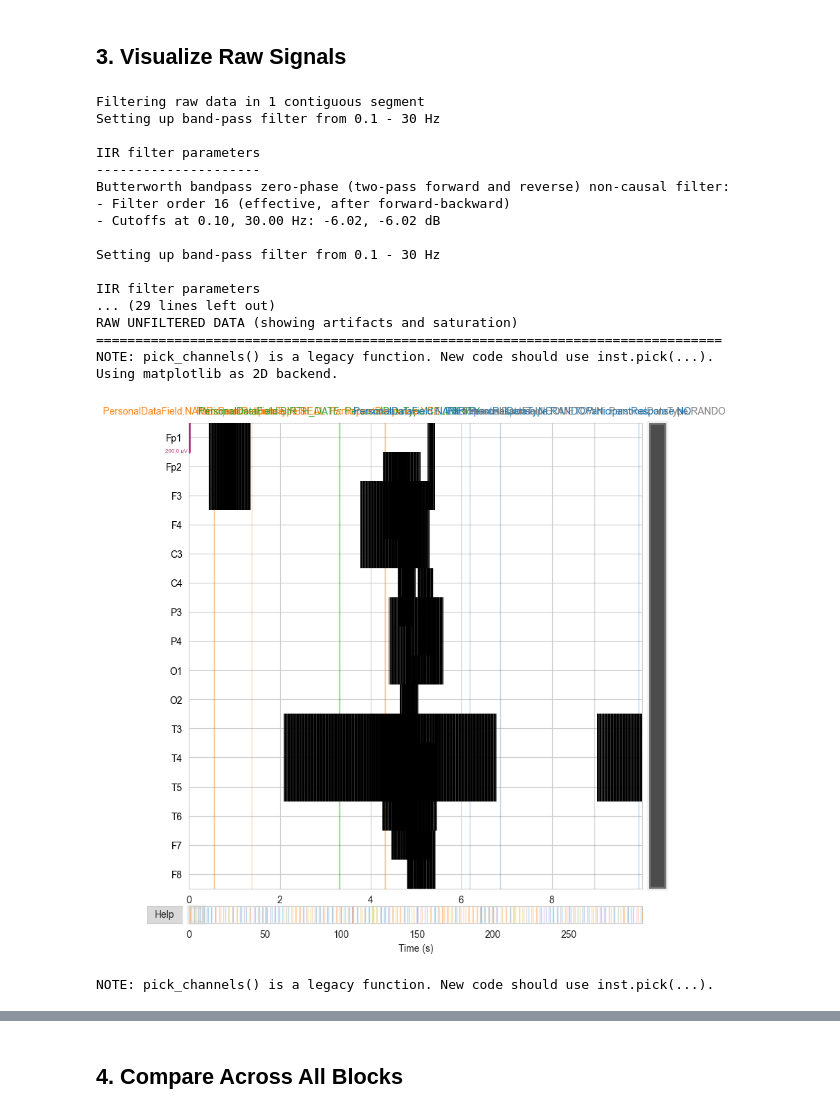
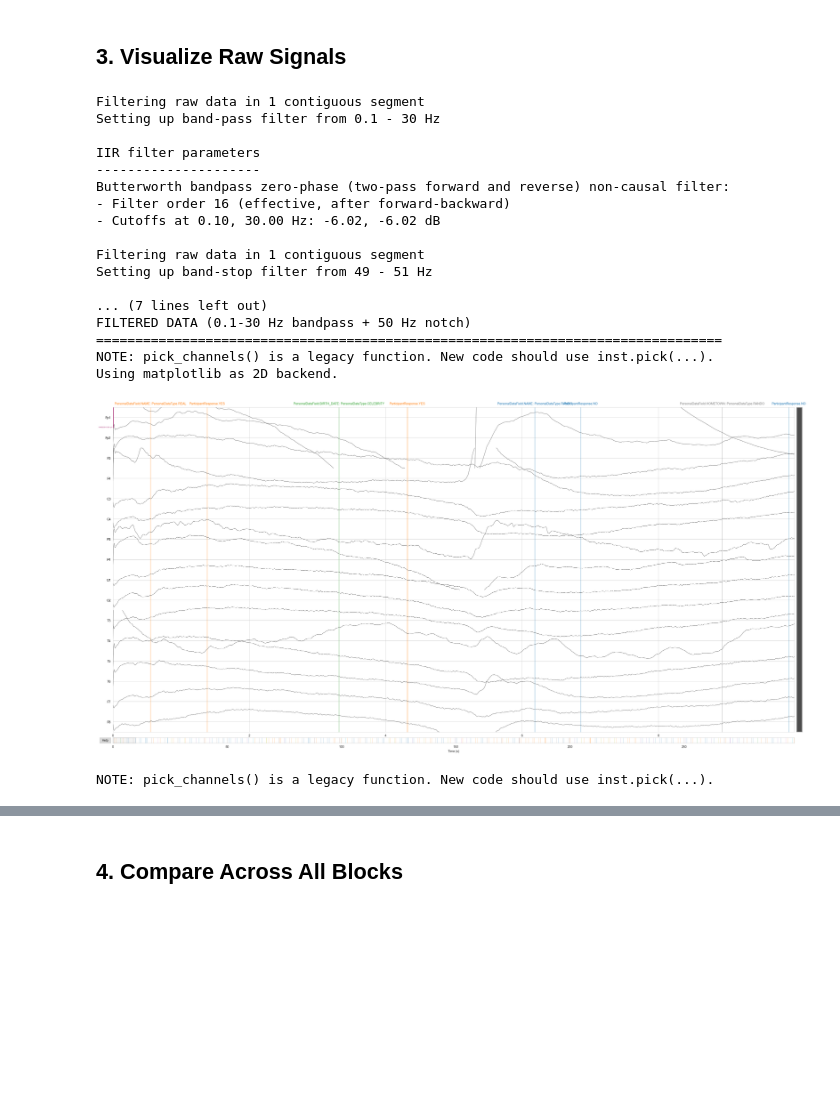
Before and after one commit to wsparcie/ai-ml-neuron-rekrutacja-2025, a Jupyter notebook: eda.ipynb, the cells around one changed output, grey strips where cells are left out. Cells and saved outputs as stored; diff of their text form; code cells hidden in the pictures; blank space fills up the shorter version.

Commit message:
refactor: fix raw signals charts

```diff
--- a/eda.ipynb
+++ b/eda.ipynb
@@ -134,11 +134,7 @@ dtype: int64
 # %% [markdown]
 ## 3. Visualize Raw Signals
 # %%
-PLOT_WIDTH = 32
-PLOT_HEIGHT = 12
 PLOT_DURATION = 10
-
-plt.rcParams['figure.figsize'] = (PLOT_WIDTH, PLOT_HEIGHT)
 
 n_channels = len(raw.ch_names)
 split_point = n_channels - 5
@@ -148,101 +144,49 @@ raw_filtered.filter(l_freq=0.1, h_freq=30.0, picks='eeg', method='iir')
 raw_filtered.notch_filter(freqs=50, picks='eeg', method='iir')
 
 print("=" * 80)
-print("RAW UNFILTERED DATA (showing artifacts and saturation)")
-print("=" * 80)
-
-first_group = raw.ch_names[:split_point]
-fig_raw1 = raw.copy().pick_channels(first_group).plot(
-    duration=PLOT_DURATION,
-    n_channels=len(first_group),
-    scalings={'eeg': 100e-6},
-    title=f'{example_participant} - {first_block} (RAW UNFILTERED - EEG Channels)',
-    show=False
-)
-plt.subplots_adjust(top=0.96)
-plt.show()
-
-second_group = raw.ch_names[split_point:]
-fig_raw2 = raw.copy().pick_channels(second_group).plot(
-    duration=PLOT_DURATION,
-    n_channels=len(second_group),
-    scalings={'eeg': 100e-6},
-    title=f'{example_participant} - {first_block} (RAW UNFILTERED - Auxiliary Channels)',
-    show=False
-)
-plt.subplots_adjust(top=0.96)
-plt.show()
-
-print("\n" + "=" * 80)
-print("FILTERED DATA - Same scaling (showing removed saturation)")
-print("=" * 80)
-
-first_group = raw_filtered.ch_names[:split_point]
-fig_filt1 = raw_filtered.copy().pick_channels(first_group).plot(
-    duration=PLOT_DURATION,
-    n_channels=len(first_group),
-    scalings={'eeg': 100e-6},
-    title=f'{example_participant} - {first_block} (FILTERED with same scaling - EEG Channels)',
-    show=False
-)
-plt.subplots_adjust(top=0.96)
-plt.show()
-
-second_group = raw_filtered.ch_names[split_point:]
-fig_filt2 = raw_filtered.copy().pick_channels(second_group).plot(
-    duration=PLOT_DURATION,
-    n_channels=len(second_group),
-    scalings={'eeg': 100e-6},
-    title=f'{example_participant} - {first_block} (FILTERED with same scaling - Auxiliary Channels)',
-    show=False
-)
-plt.subplots_adjust(top=0.96)
-plt.show()
-
-print("\n" + "=" * 80)
-print("FILTERED DATA - Auto scaling (optimized view)")
+print("FILTERED DATA (0.1-30 Hz bandpass + 50 Hz notch)")
 print("=" * 80)
 
 first_group = raw_filtered.ch_names[:split_point]
 fig1 = raw_filtered.copy().pick_channels(first_group).plot(
     duration=PLOT_DURATION,
     n_channels=len(first_group),
     scalings='auto',
-    title=f'{example_participant} - {first_block} (FILTERED auto-scaled - EEG Channels)',
+    title=f'{example_participant} - {first_block} (FILTERED - EEG Channels)',
     show=False
 )
-plt.subplots_adjust(top=0.96)
+fig1.set_size_inches(32,16)
+plt.tight_layout()
 plt.show()
 
 second_group = raw_filtered.ch_names[split_point:]
 fig2 = raw_filtered.copy().pick_channels(second_group).plot(
     duration=PLOT_DURATION,
     n_channels=len(second_group),
     scalings='auto',
-    title=f'{example_participant} - {first_block} (FILTERED auto-scaled - Auxiliary Channels)',
+    title=f'{example_participant} - {first_block} (FILTERED - Auxiliary Channels)',
     show=False
 )
-plt.subplots_adjust(top=0.96)
+fig2.set_size_inches(32, 16)
+plt.tight_layout()
 plt.show()
-
-plt.rcParams['figure.figsize'] = (12, 6)
 # %% [output]
 Filtering raw data in 1 contiguous segment
 Setting up band-pass filter from 0.1 - 30 Hz
 
 IIR filter parameters
 ---------------------
 Butterworth bandpass zero-phase (two-pass forward and reverse) non-causal filter:
 - Filter order 16 (effective, after forward-backward)
 - Cutoffs at 0.10, 30.00 Hz: -6.02, -6.02 dB
 
-Setting up band-pass filter from 0.1 - 30 Hz
+Filtering raw data in 1 contiguous segment
+Setting up band-stop filter from 49 - 51 Hz
 
-IIR filter parameters
-... (29 lines left out)
-RAW UNFILTERED DATA (showing artifacts and saturation)
+... (7 lines left out)
+FILTERED DATA (0.1-30 Hz bandpass + 50 Hz notch)
 ================================================================================
 NOTE: pick_channels() is a legacy function. New code should use inst.pick(...).
 Using matplotlib as 2D backend.
-[figure, old version]
+[figure, new version]
 NOTE: pick_channels() is a legacy function. New code should use inst.pick(...).
```
Also changed, not shown: parts of 2 cells of this notebook, 1 other file.
